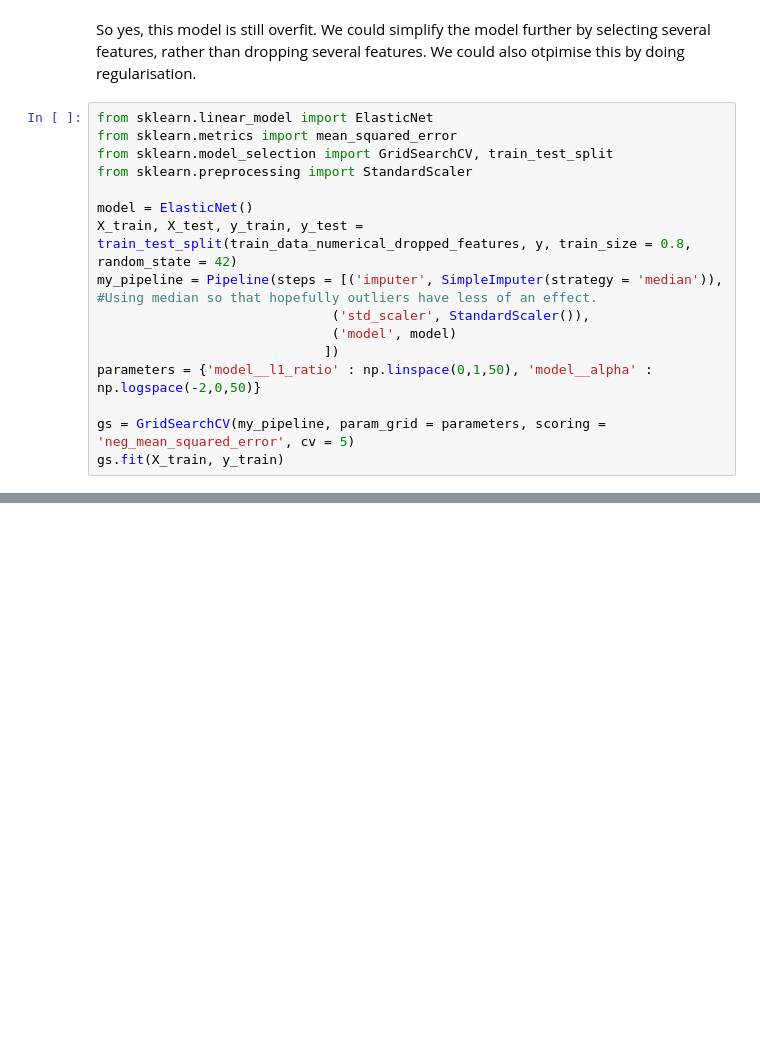
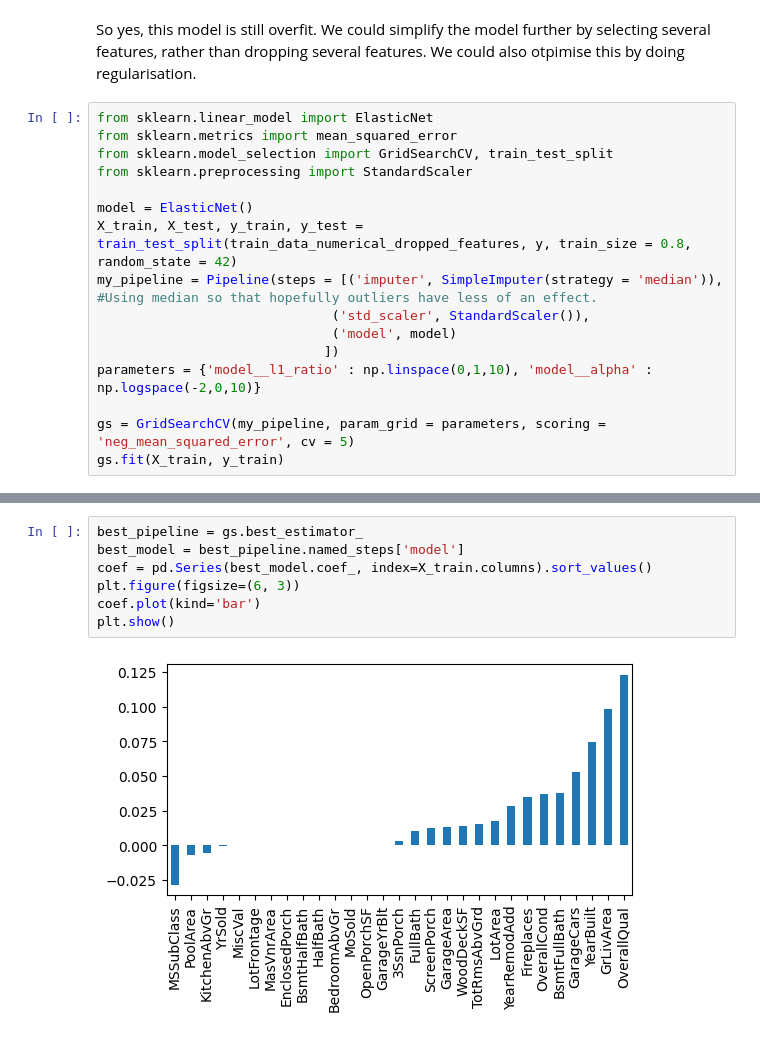
Before and after one commit to MatthewHabermann/KaggleComps, a Jupyter notebook: HousePrices/BasicLinReg.ipynb, the cells around one changed output, grey strips where cells are left out. Saved outputs shown, nothing was run; the diff lists cells and outputs as text; blank space fills up the shorter version.

Commit message:
Tinkering with house prices models

```diff
--- a/HousePrices/BasicLinReg.ipynb
+++ b/HousePrices/BasicLinReg.ipynb
@@ -182,7 +191,7 @@ my_pipeline = Pipeline(steps = [('imputer', SimpleImputer(strategy = 'median')),
                               ('std_scaler', StandardScaler()),
                               ('model', model)
                              ])
-parameters = {'model__l1_ratio' : np.linspace(0,1,50), 'model__alpha' : np.logspace(-2,0,50)}
+parameters = {'model__l1_ratio' : np.linspace(0,1,10), 'model__alpha' : np.logspace(-2,0,10)}
 
 gs = GridSearchCV(my_pipeline, param_grid = parameters, scoring = 'neg_mean_squared_error', cv = 5)
 gs.fit(X_train, y_train)
@@ -231,3 +234,12 @@ RMSE of the test data is: 0.15885941419646915
+# %%
+best_pipeline = gs.best_estimator_
+best_model = best_pipeline.named_steps['model']
+coef = pd.Series(best_model.coef_, index=X_train.columns).sort_values()
+plt.figure(figsize=(6, 3))
+coef.plot(kind='bar')
+plt.show()
+# %% [output]
+[figure, added]
 # %% [markdown]
 So this seems to not really have improved the model at all compared to not regularising.
 
```
Also changed, not shown: parts of 12 cells of this notebook, 2 other files.
